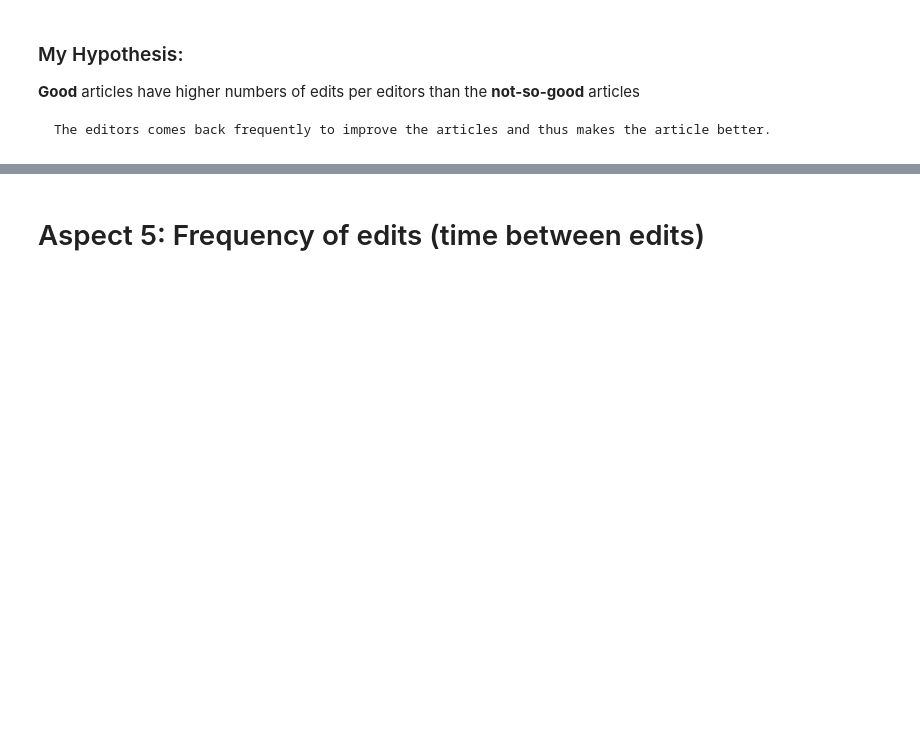
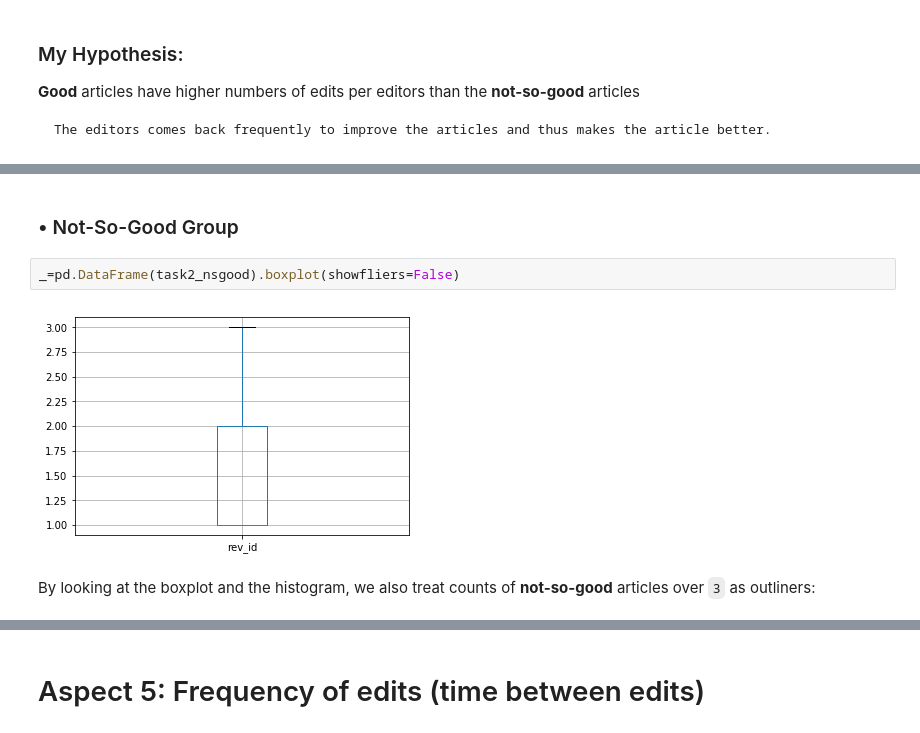
Before and after one commit to wenoptics/social-data-analysis, a Jupyter notebook: analysis_report.ipynb, the cells around one changed output, grey strips where cells are left out. Cells and saved outputs as stored; diff of their text form; blank space fills up the shorter version.

```diff
--- a/analysis_report.ipynb
+++ b/analysis_report.ipynb
@@ -170,0 +203,8 @@ This concludes that my hypothesis that **Good** articles have more diverse numbe
+# %% [markdown]
+### • Not-So-Good Group
+# %%
+_=pd.DataFrame(task2_nsgood).boxplot(showfliers=False)
+# %% [output]
+[figure, added]
+# %% [markdown]
+By looking at the boxplot and the histogram, we also treat counts of **not-so-good** articles over `3` as outliners:
```
Also changed, not shown: parts of 46 cells of this notebook.
